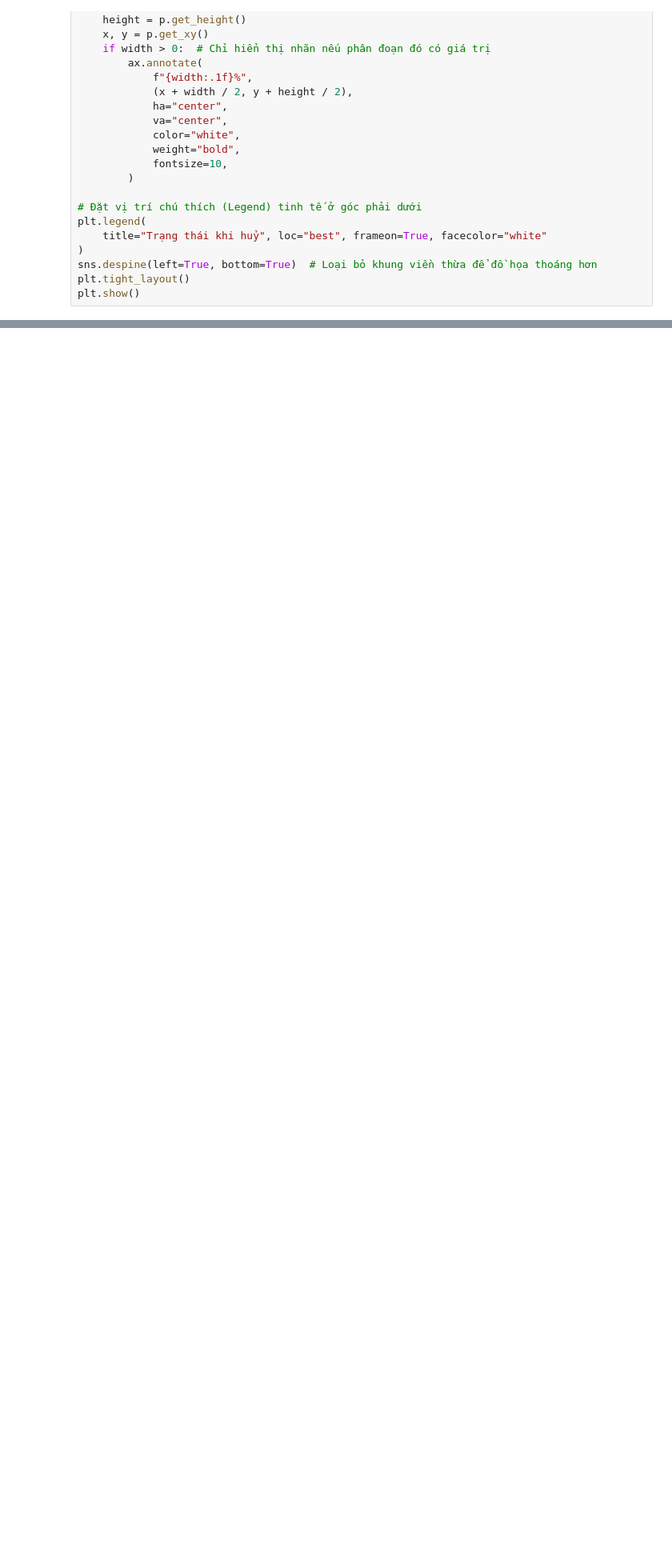
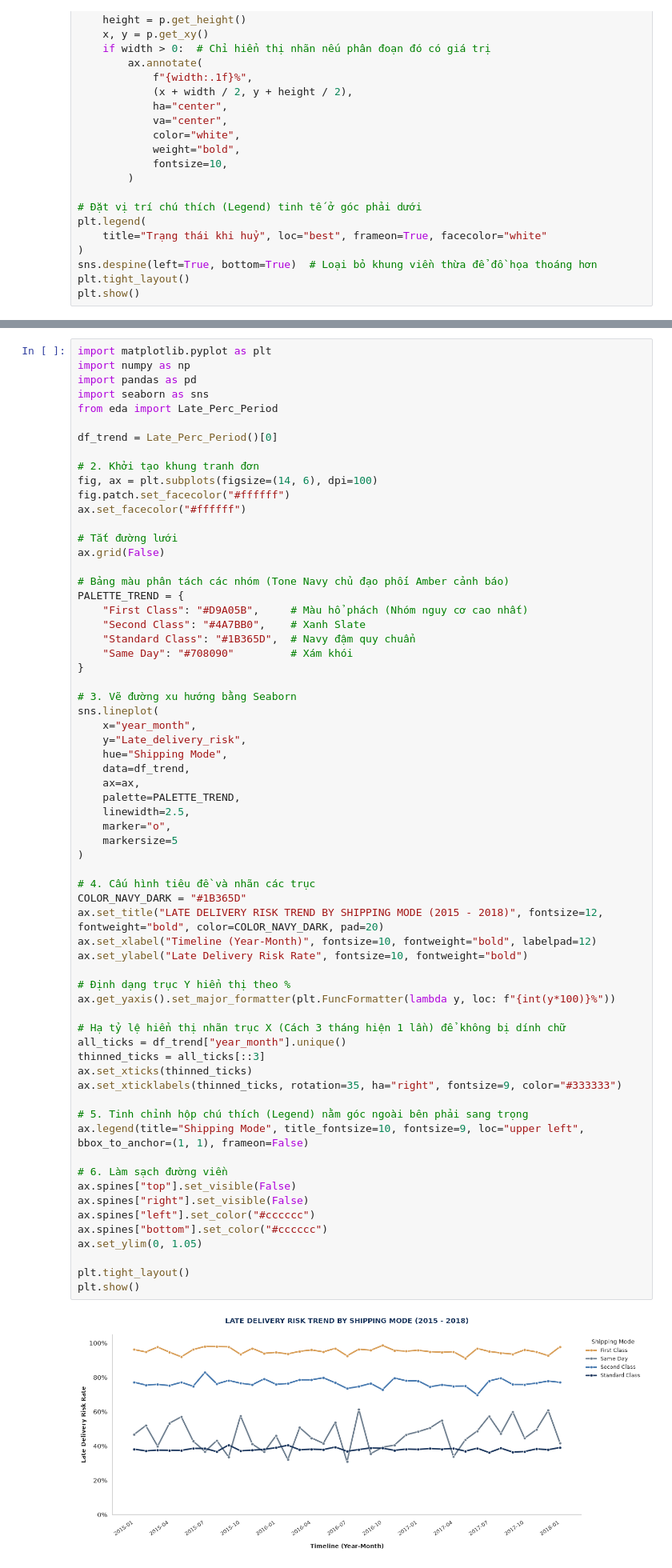
Before and after one commit to Rockiearn/logistics_OTD_analysis, a Jupyter notebook: notebooks/Chart_test.ipynb, the cells around one changed output, grey strips where cells are left out. Shown at 80% size. Cells and saved outputs as stored; diff of their text form; blank space fills up the shorter version.

Commit message:
Test charts in Notebook

```diff
--- a/notebooks/Chart_test.ipynb
+++ b/notebooks/Chart_test.ipynb
@@ -186,0 +495,67 @@ plt.show()
+# %%
+import matplotlib.pyplot as plt
+import numpy as np
+import pandas as pd
+import seaborn as sns
+from eda import Late_Perc_Period
+
+df_trend = Late_Perc_Period()[0]
+
+# 2. Khởi tạo khung tranh đơn
+fig, ax = plt.subplots(figsize=(14, 6), dpi=100)
+fig.patch.set_facecolor("#ffffff")
+ax.set_facecolor("#ffffff")
+
+# Tắt đường lưới
+ax.grid(False)
+
+# Bảng màu phân tách các nhóm (Tone Navy chủ đạo phối Amber cảnh báo)
+PALETTE_TREND = {
+    "First Class": "#D9A05B",     # Màu hổ phách (Nhóm nguy cơ cao nhất)
+    "Second Class": "#4A7BB0",    # Xanh Slate
+    "Standard Class": "#1B365D",  # Navy đậm quy chuẩn
+    "Same Day": "#708090"         # Xám khói
+}
+
+# 3. Vẽ đường xu hướng bằng Seaborn
+sns.lineplot(
+    x="year_month",
+    y="Late_delivery_risk",
+    hue="Shipping Mode",
+    data=df_trend,
+    ax=ax,
+    palette=PALETTE_TREND,
+    linewidth=2.5,
+    marker="o",
+    markersize=5
+)
+
+# 4. Cấu hình tiêu đề và nhãn các trục
+COLOR_NAVY_DARK = "#1B365D"
+ax.set_title("LATE DELIVERY RISK TREND BY SHIPPING MODE (2015 - 2018)", fontsize=12, fontweight="bold", color=COLOR_NAVY_DARK, pad=20)
+ax.set_xlabel("Timeline (Year-Month)", fontsize=10, fontweight="bold", labelpad=12)
+ax.set_ylabel("Late Delivery Risk Rate", fontsize=10, fontweight="bold")
+
+# Định dạng trục Y hiển thị theo %
+ax.get_yaxis().set_major_formatter(plt.FuncFormatter(lambda y, loc: f"{int(y*100)}%"))
+
+# Hạ tỷ lệ hiển thị nhãn trục X (Cách 3 tháng hiện 1 lần) để không bị dính chữ
+all_ticks = df_trend["year_month"].unique()
+thinned_ticks = all_ticks[::3]
+ax.set_xticks(thinned_ticks)
+ax.set_xticklabels(thinned_ticks, rotation=35, ha="right", fontsize=9, color="#333333")
+
+# 5. Tinh chỉnh hộp chú thích (Legend) nằm góc ngoài bên phải sang trọng
+ax.legend(title="Shipping Mode", title_fontsize=10, fontsize=9, loc="upper left", bbox_to_anchor=(1, 1), frameon=False)
+
+# 6. Làm sạch đường viền
+ax.spines["top"].set_visible(False)
+ax.spines["right"].set_visible(False)
+ax.spines["left"].set_color("#cccccc")
+ax.spines["bottom"].set_color("#cccccc")
+ax.set_ylim(0, 1.05)
+
+plt.tight_layout()
+plt.show()
+# %% [output]
+[figure, added]
```
Also changed, not shown: parts of 5 cells of this notebook, 2 other files.
